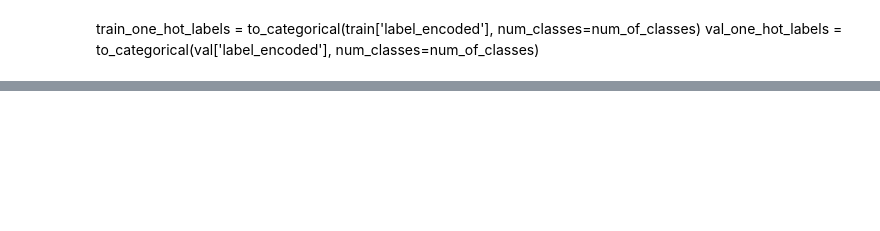
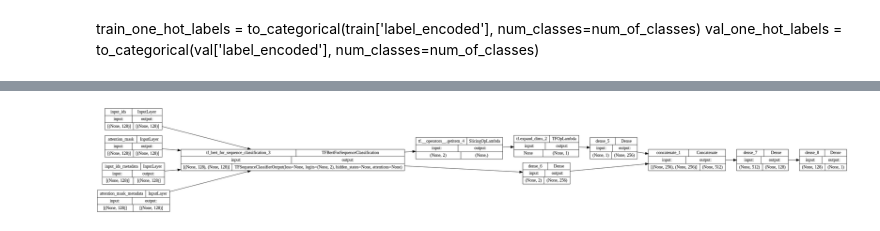
Before and after one commit to LizaAmatya/FakeNewsDetection, a Jupyter notebook: training_binary.ipynb, the cells around one changed output, grey strips where cells are left out. Cells and saved outputs as stored; diff of their text form; code cells hidden in the pictures; blank space fills up the shorter version.

```diff
--- a/training_binary.ipynb
+++ b/training_binary.ipynb
@@ -7,2 +9,14 @@ from transformers import BertTokenizer, TFBertForSequenceClassification
 from tensorflow.keras.utils import to_categorical
 import numpy as np
+# %%
+try:
+  tpu = tf.distribute.cluster_resolver.TPUClusterResolver()  # TPU detection
+  print('Running on TPU ', tpu.cluster_spec().as_dict()['worker'])
+except ValueError:
+  raise BaseException('ERROR: Not connected to a TPU runtime; please see the previous cell in this notebook for instructions!')
+
+tf.config.run_functions_eagerly(False)
+tf.config.experimental_connect_to_cluster(tpu)
+tf.tpu.experimental.initialize_tpu_system(tpu)
+tpu_strategy = tf.distribute.TPUStrategy(tpu)
+# mirrored_strategy = tf.distribute.MirroredStrategy(devices=["/gpu:0", "/gpu:1","/gpu:2", "/gpu:3"])
@@ -128,6 +205,6 @@ custom_model = tf.keras.Model(inputs=model.input, outputs=output)
-# %%
-custom_model.compile(optimizer=tf.keras.optimizers.Adam(learning_rate=0.01),
-            loss=tf.keras.losses.BinaryCrossentropy(),
-            metrics=['accuracy'])
 # %%
+# strategy = tf.distribute.MirroredStrategy()
+with tpu_strategy.scope():
+    custom_model = create_bert_model()
+
 custom_model.summary()
@@ -134,3 +233,14 @@ custom_model.summary()
+# %%
+from tensorflow.keras.utils import plot_model
+
+plot_model(custom_model, to_file='binary_custom_model.png', show_shapes=True, show_layer_names=True)
+
+# If you want to save separate images for train, validation, and test datasets
+plot_model(custom_model, to_file='train_model_binary.png', show_shapes=True, show_layer_names=True, rankdir='LR')
+# plot_model(custom_model, to_file='validation_model.png', show_shapes=True, show_layer_names=True, rankdir='LR')
+# plot_model(custom_model, to_file='test_model.png', show_shapes=True, show_layer_names=True, rankdir='LR')
+# %% [output]
+[figure, added]
 # %%
 checkpoint_callback = tf.keras.callbacks.ModelCheckpoint(
     filepath=os.path.join(BASE_DIR, 'model_checkpoint'),  # Specify the path to save the checkpoint
```
Also changed, not shown: parts of 34 cells of this notebook.
